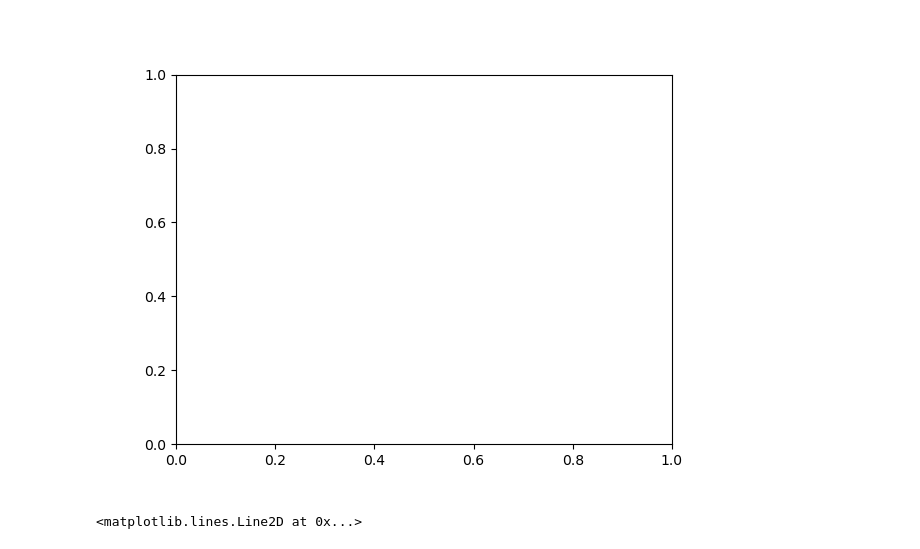
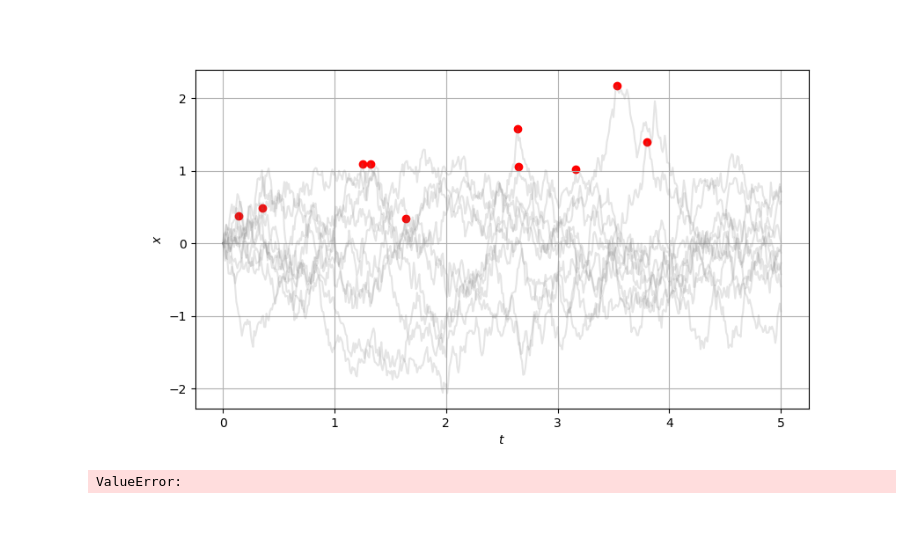
Before and after one commit to AlessandroLovo/stochrare, a Jupyter notebook: demo/demo.ipynb, the cells around one changed output. Saved outputs shown, nothing was run; the diff lists cells and outputs as text; code cells hidden in the pictures; blank space fills up the shorter version.

```diff
--- a/demo/demo.ipynb
+++ b/demo/demo.ipynb
@@ -20,4 +13,0 @@ ValueError:
-# %%
-fig,ax = plt.subplots()
-# %% [output]
-[figure, removed]
@@ -26,4 +13,0 @@ l = ax.axhline(y=0.3)
-# %%
-ax.lines[0]
-# %% [output]
-<matplotlib.lines.Line2D at 0x...>
@@ -31,0 +14,17 @@ ax.lines.remove(l)
+# %%
+%matplotlib widget
+plt.figure(figsize=(9, 5))
+ax = plt.axes()
+ax.grid(True)
+ax.set_xlabel(r'$t$')
+ax.set_ylabel(r'$x$')
+oup = sr.dynamics.diffusion1d.OrnsteinUhlenbeck1D(0, 1, 0.5)
+_ = iams.InteractiveAMS(
+        sr.rare.ams.TAMS(model=oup, scorefun=(lambda t, x: x), duration=5.),
+        ntraj=10, ax=ax,
+        traj_alpha=0.2,
+    )
+plt.show()
+# %% [output]
+[figure, added]
+ValueError:
```
Also changed, not shown: parts of 4 cells of this notebook, 1 other file.
